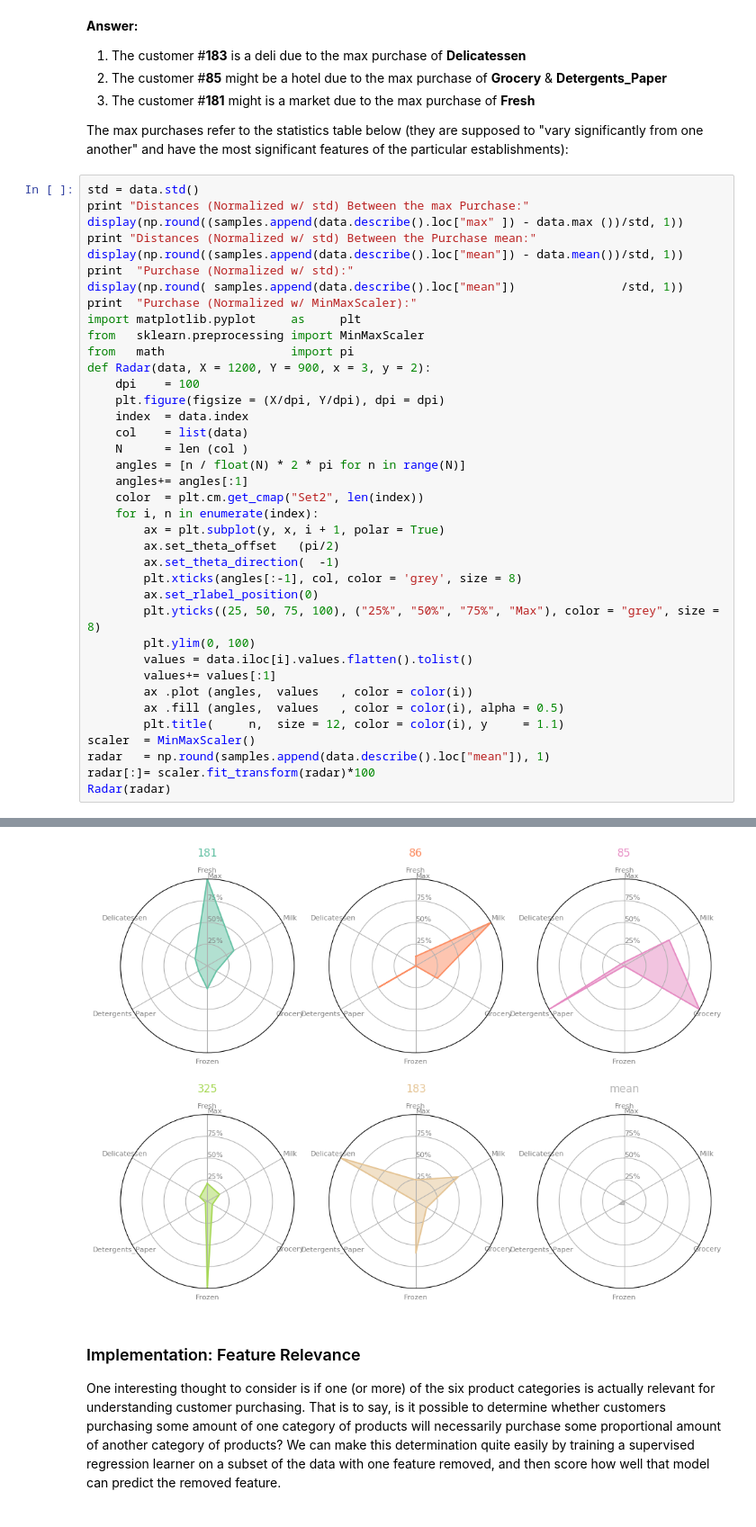
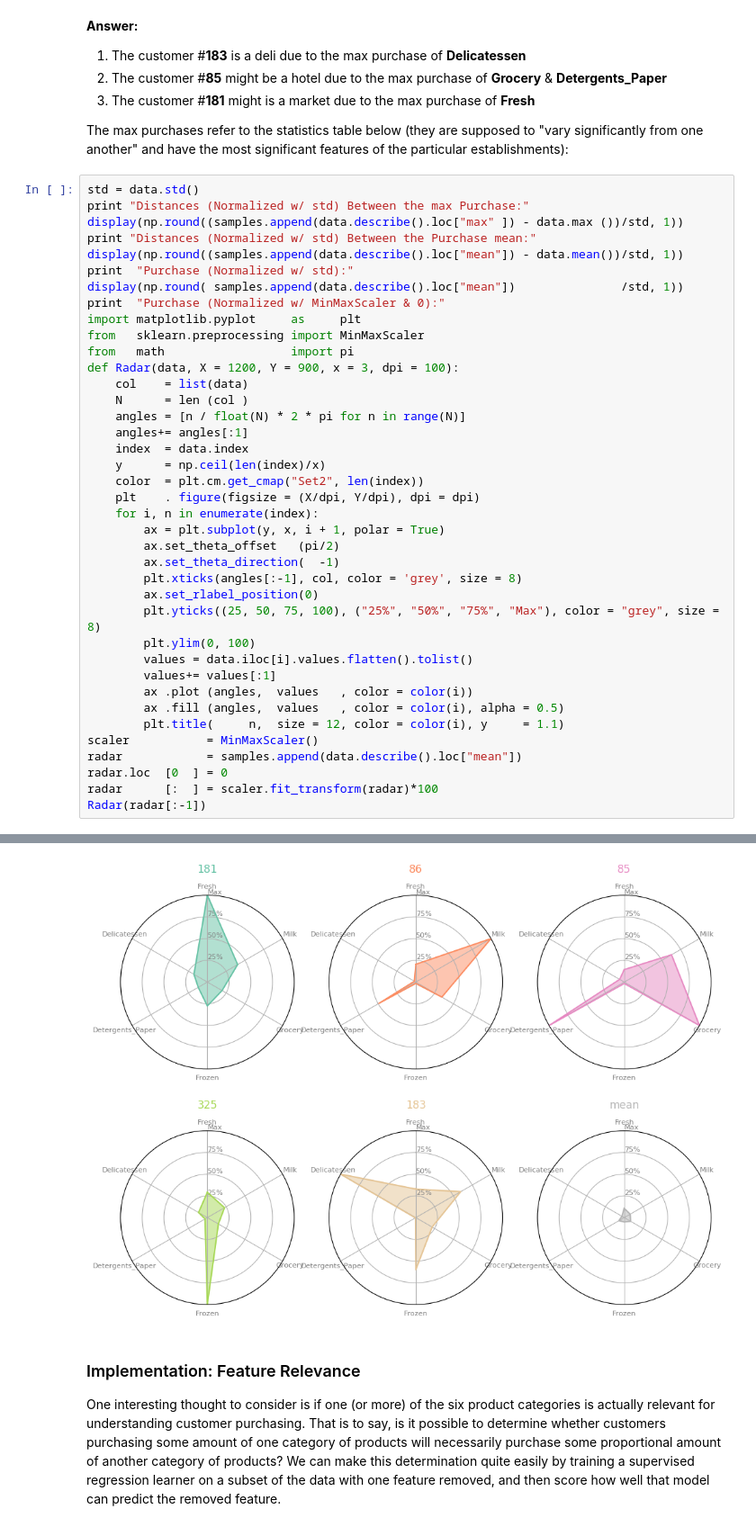
Before and after one commit to Mincent/customer_segments, a Jupyter notebook: customer_segments.ipynb, the cells around one changed output, grey strips where cells are left out. Shown at 90% size. Cells and saved outputs as stored; diff of their text form.

```diff
--- a/customer_segments.ipynb
+++ b/customer_segments.ipynb
@@ -108,19 +108,19 @@ print "Distances (Normalized w/ std) Between the Purchase mean:"
 display(np.round((samples.append(data.describe().loc["mean"]) - data.mean())/std, 1))
 print  "Purchase (Normalized w/ std):"
 display(np.round( samples.append(data.describe().loc["mean"])               /std, 1))
-print  "Purchase (Normalized w/ MinMaxScaler):"
+print  "Purchase (Normalized w/ MinMaxScaler & 0):"
 import matplotlib.pyplot     as     plt
 from   sklearn.preprocessing import MinMaxScaler
 from   math                  import pi
-def Radar(data, X = 1200, Y = 900, x = 3, y = 2):
-    dpi    = 100
-    plt.figure(figsize = (X/dpi, Y/dpi), dpi = dpi)
-    index  = data.index
+def Radar(data, X = 1200, Y = 900, x = 3, dpi = 100):
     col    = list(data)
     N      = len (col )
     angles = [n / float(N) * 2 * pi for n in range(N)]
     angles+= angles[:1]
+    index  = data.index
+    y      = np.ceil(len(index)/x)
     color  = plt.cm.get_cmap("Set2", len(index))
+    plt    . figure(figsize = (X/dpi, Y/dpi), dpi = dpi)
     for i, n in enumerate(index):
         ax = plt.subplot(y, x, i + 1, polar = True)
         ax.set_theta_offset   (pi/2)
@@ -134,10 +134,11 @@ def Radar(data, X = 1200, Y = 900, x = 3, y = 2):
         ax .plot (angles,  values   , color = color(i))
         ax .fill (angles,  values   , color = color(i), alpha = 0.5)
         plt.title(     n,  size = 12, color = color(i), y     = 1.1)
-scaler  = MinMaxScaler()
-radar   = np.round(samples.append(data.describe().loc["mean"]), 1)
-radar[:]= scaler.fit_transform(radar)*100
-Radar(radar)
+scaler           = MinMaxScaler()
+radar            = samples.append(data.describe().loc["mean"])
+radar.loc  [0  ] = 0
+radar      [:  ] = scaler.fit_transform(radar)*100
+Radar(radar[:-1])
 # %% [output]
 Distances (Normalized w/ std) Between the max Purchase:
 |  | Fresh | Milk | Grocery | Frozen | Detergents_Paper | Delicatessen |
@@ -167,4 +168,4 @@ Purchase (Normalized w/ MinMaxScaler):
-[figure, old version]
+[figure, new version]
 # %% [markdown]
 ### Implementation: Feature Relevance
 One interesting thought to consider is if one (or more) of the six product categories is actually relevant for understanding customer purchasing. That is to say, is it possible to determine whether customers purchasing some amount of one category of products will necessarily purchase some proportional amount of another category of products? We can make this determination quite easily by training a supervised regression learner on a subset of the data with one feature removed, and then score how well that model can predict the removed feature.
```
Also changed, not shown: parts of 14 cells of this notebook, 1 other file.
